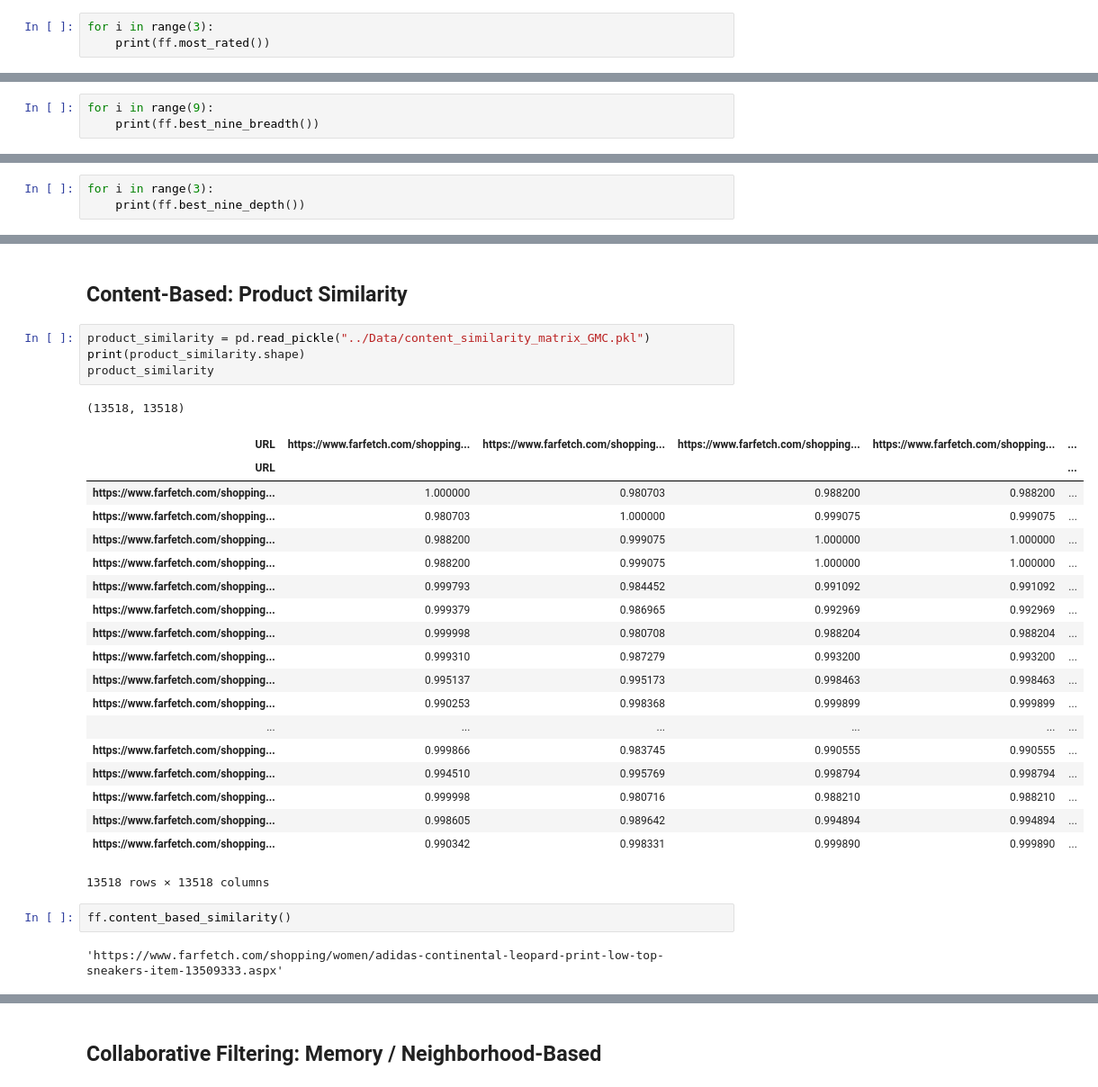
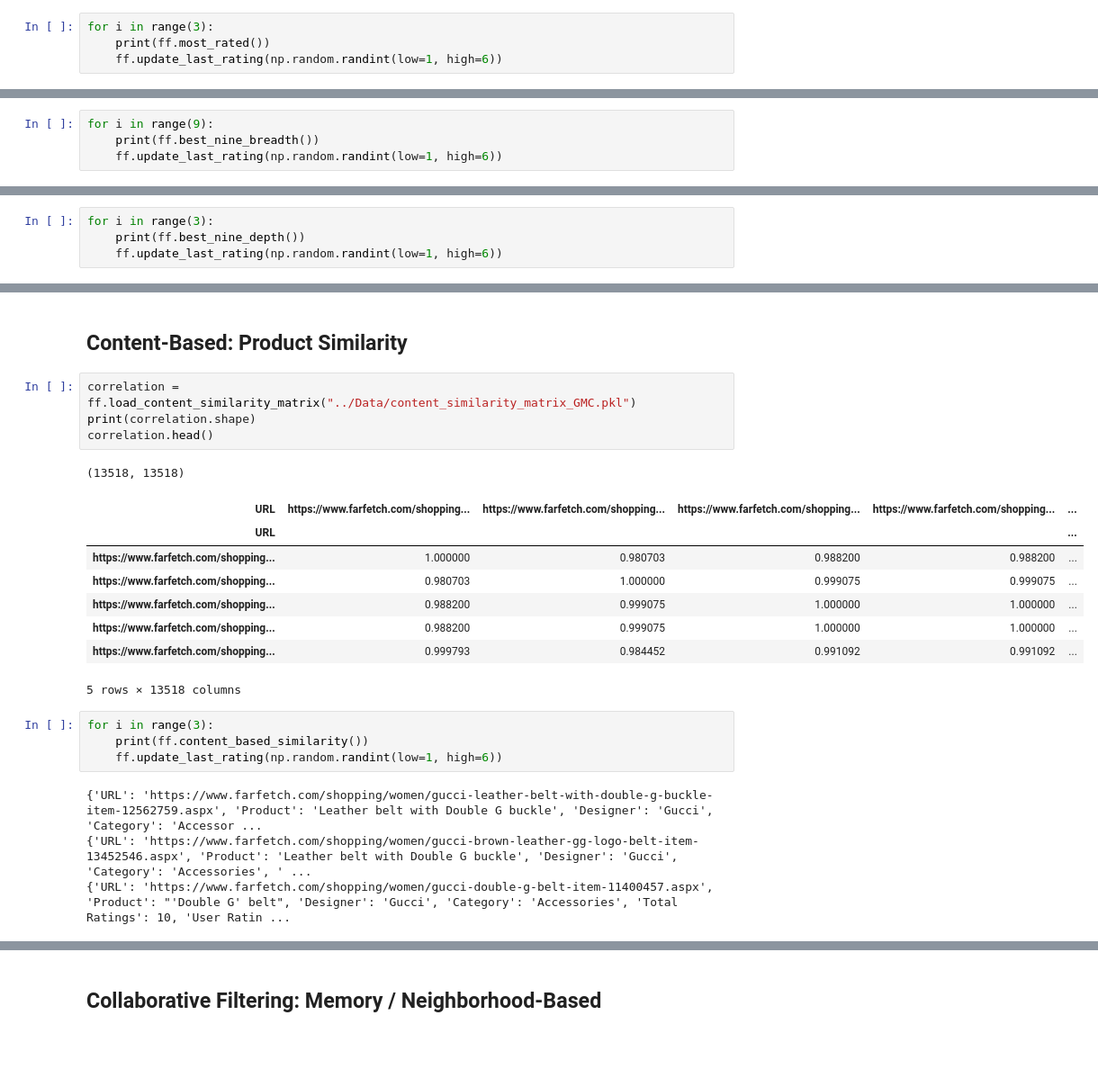
Before and after one commit to acdick/touch_driven_recommender_engines, a Jupyter notebook: Source/03_Recommender_Systems.ipynb, the cells around one changed output, grey strips where cells are left out. Shown at 90% size. Drawn from its saved outputs; the diff is of its cells as text; blank space fills up the shorter version.

Commit message:
added content based pearson similarity recommender

```diff
--- a/Source/03_Recommender_Systems.ipynb
+++ b/Source/03_Recommender_Systems.ipynb
@@ -15,4 +16,5 @@ Total number of unique products:   13518
 # %%
 for i in range(3):
     print(ff.most_rated())
+    ff.update_last_rating(np.random.randint(low=1, high=6))
 # %% [output]
@@ -42,4 +45,5 @@ ff.best_nine()
 # %%
 for i in range(9):
     print(ff.best_nine_breadth())
+    ff.update_last_rating(np.random.randint(low=1, high=6))
 # %% [output]
@@ -69,4 +75,5 @@ ff.recommender_history()
 # %%
 for i in range(3):
     print(ff.best_nine_depth())
+    ff.update_last_rating(np.random.randint(low=1, high=6))
 # %% [output]
@@ -93,32 +102,25 @@ ff.recommender_history()
 # %% [markdown]
 ## Content-Based: Product Similarity
 # %%
-product_similarity = pd.read_pickle("../Data/content_similarity_matrix_GMC.pkl")
-print(product_similarity.shape)
-product_similarity
+correlation = ff.load_content_similarity_matrix("../Data/content_similarity_matrix_GMC.pkl")
+print(correlation.shape)
+correlation.head()
 # %% [output]
 (13518, 13518)
 | URL | https://www.farfetch.com/shopping... | https://www.farfetch.com/shopping... | https://www.farfetch.com/shopping... | https://www.farfetch.com/shopping... | ... |
 | URL |  |  |  |  | ... |
 | https://www.farfetch.com/shopping... | 1.000000 | 0.980703 | 0.988200 | 0.988200 | ... |
 | https://www.farfetch.com/shopping... | 0.980703 | 1.000000 | 0.999075 | 0.999075 | ... |
 | https://www.farfetch.com/shopping... | 0.988200 | 0.999075 | 1.000000 | 1.000000 | ... |
 | https://www.farfetch.com/shopping... | 0.988200 | 0.999075 | 1.000000 | 1.000000 | ... |
 | https://www.farfetch.com/shopping... | 0.999793 | 0.984452 | 0.991092 | 0.991092 | ... |
-| https://www.farfetch.com/shopping... | 0.999379 | 0.986965 | 0.992969 | 0.992969 | ... |
-| https://www.farfetch.com/shopping... | 0.999998 | 0.980708 | 0.988204 | 0.988204 | ... |
-| https://www.farfetch.com/shopping... | 0.999310 | 0.987279 | 0.993200 | 0.993200 | ... |
-| https://www.farfetch.com/shopping... | 0.995137 | 0.995173 | 0.998463 | 0.998463 | ... |
-| https://www.farfetch.com/shopping... | 0.990253 | 0.998368 | 0.999899 | 0.999899 | ... |
-| ... | ... | ... | ... | ... | ... |
-| https://www.farfetch.com/shopping... | 0.999866 | 0.983745 | 0.990555 | 0.990555 | ... |
-| https://www.farfetch.com/shopping... | 0.994510 | 0.995769 | 0.998794 | 0.998794 | ... |
-| https://www.farfetch.com/shopping... | 0.999998 | 0.980716 | 0.988210 | 0.988210 | ... |
-| https://www.farfetch.com/shopping... | 0.998605 | 0.989642 | 0.994894 | 0.994894 | ... |
-| https://www.farfetch.com/shopping... | 0.990342 | 0.998331 | 0.999890 | 0.999890 | ... |
-13518 rows × 13518 columns
+5 rows × 13518 columns
-# %%
-ff.content_based_similarity()
-# %% [output]
-'https://www.farfetch.com/shopping/women/adidas-continental-leopard-print-low-top-sneakers-item-13509333.aspx'
+# %%
+for i in range(3):
+    print(ff.content_based_similarity())
+    ff.update_last_rating(np.random.randint(low=1, high=6))
+# %% [output]
+{'URL': 'https://www.farfetch.com/shopping/women/gucci-leather-belt-with-double-g-buckle-item-12562759.aspx', 'Product': 'Leather belt with Double G buckle', 'Designer': 'Gucci', 'Category': 'Accessor ...
+{'URL': 'https://www.farfetch.com/shopping/women/gucci-brown-leather-gg-logo-belt-item-13452546.aspx', 'Product': 'Leather belt with Double G buckle', 'Designer': 'Gucci', 'Category': 'Accessories', ' ...
+{'URL': 'https://www.farfetch.com/shopping/women/gucci-double-g-belt-item-11400457.aspx', 'Product': "'Double G' belt", 'Designer': 'Gucci', 'Category': 'Accessories', 'Total Ratings': 10, 'User Ratin ...
 # %%
```
Also changed, not shown: parts of 8 cells of this notebook, 3 other files.
